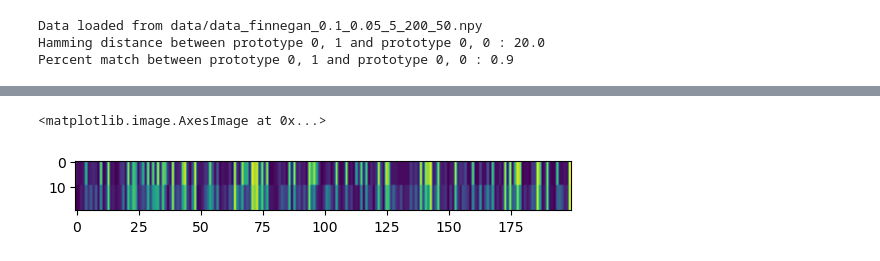
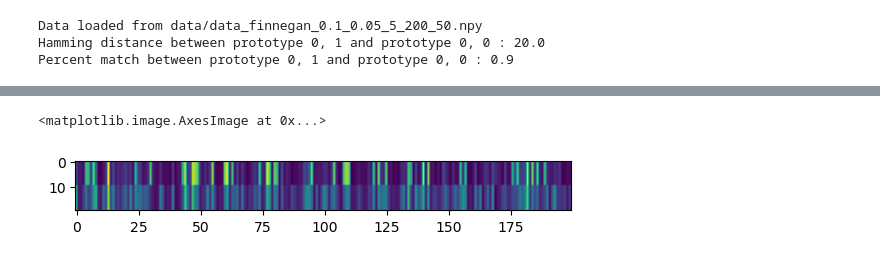
Before and after one commit to danvdm/spikingdentategyrus, a Jupyter notebook: scripts/main.ipynb, the cells around one changed output, grey strips where cells are left out. Cells and saved outputs as stored; diff of their text form; code cells hidden in the pictures.

```diff
--- a/scripts/main.ipynb
+++ b/scripts/main.ipynb
@@ -77,21 +92,21 @@ mB = np.concatenate([mBv,mBh])
 # %%
 
 spike_monitor = Mv
 off_time = 1
 
-i = timepoint = 1099
+i = timepoint = 46
 
 t_start_stimulus = time_points_dict["T"+ str(i)+"_s"]
 t_stop_stimulus = time_points_dict["T"+ str(i)+"_e"]
 t_start_recover = time_points_dict["T"+ str(i+1)+"_s"]
 t_stop_recover = time_points_dict["T"+ str(i+off_time)+"_e"]
 orig = spike_histogram(spike_monitor, t_start=t_start_stimulus, t_stop=t_stop_stimulus).T[1]
 recover = spike_histogram(spike_monitor, t_start=t_start_recover, t_stop=t_stop_recover).T[1]
 
 imshow(np.row_stack((np.repeat(orig, 10).reshape(200, 10).T, np.repeat(recover, 10).reshape(200, 10).T)))
 # %% [output]
 <matplotlib.image.AxesImage at 0x...>
-[figure, old version]
+[figure, new version]
 # %%
 # This calculates the hamming distances and percent match for all test patterns.
 # It uses the spike moitor ant the timepoints where the stimuli are presented
```
Also changed, not shown: parts of 5 cells of this notebook, 1 other file.
